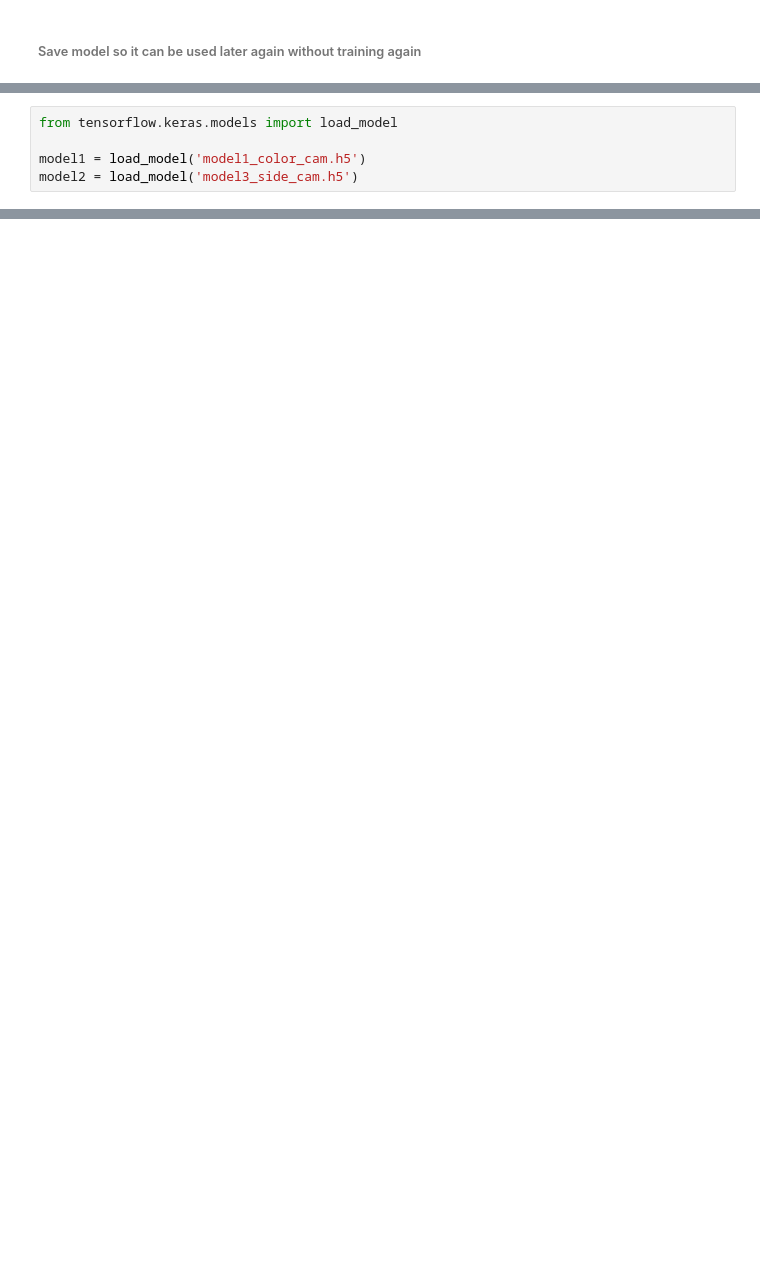
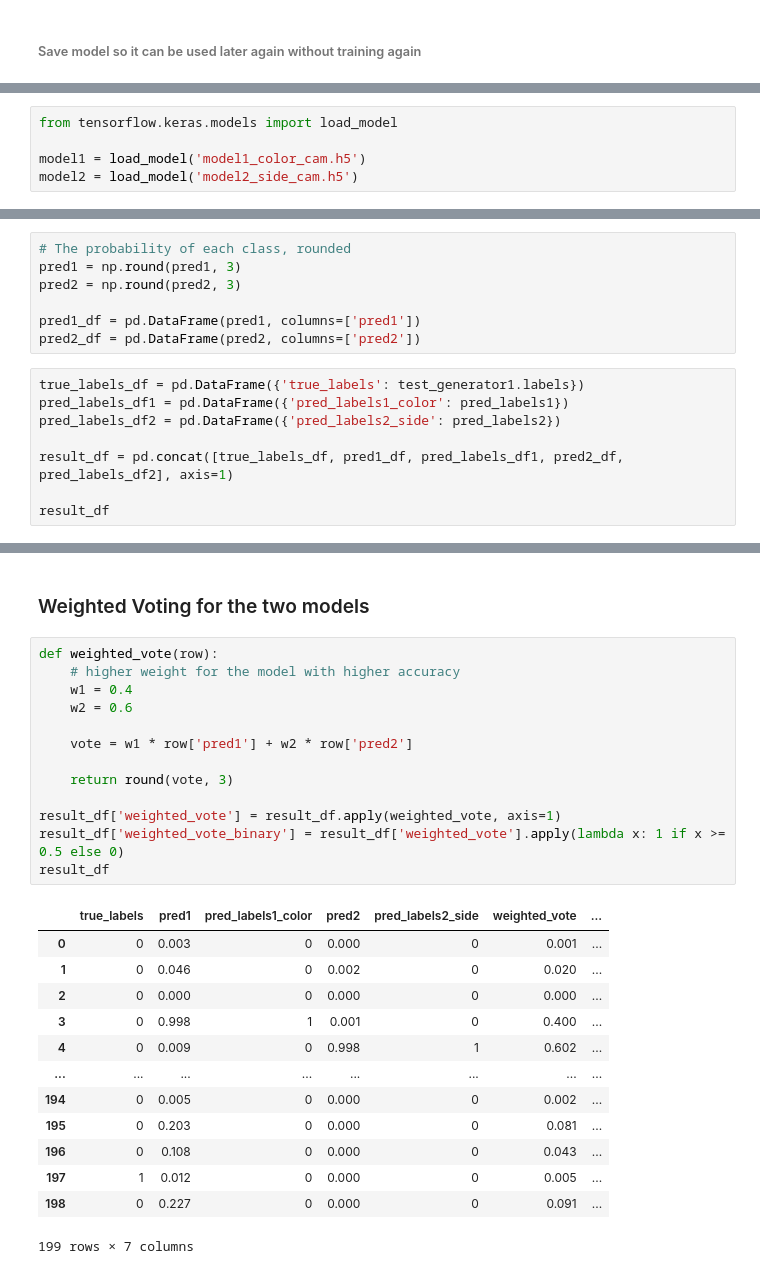
Before and after one commit to louismeeckers/data-fusion-g2, a Jupyter notebook: startingPoint.ipynb, the cells around one changed output, grey strips where cells are left out. Drawn from its saved outputs; the diff is of its cells as text; blank space fills up the shorter version.

Commit message:
added weighted voting and a few clean-ups

```diff
--- a/startingPoint.ipynb
+++ b/startingPoint.ipynb
@@ -439,4 +326,4 @@ model.save('model2_side_cam.h5')
 from tensorflow.keras.models import load_model
 
 model1 = load_model('model1_color_cam.h5')
-model2 = load_model('model3_side_cam.h5')
+model2 = load_model('model2_side_cam.h5')
@@ -442,0 +362,15 @@ model2 = load_model('model3_side_cam.h5')
+# %%
+# The probability of each class, rounded
+pred1 = np.round(pred1, 3)
+pred2 = np.round(pred2, 3)
+
+pred1_df = pd.DataFrame(pred1, columns=['pred1'])
+pred2_df = pd.DataFrame(pred2, columns=['pred2'])
+# %%
+true_labels_df = pd.DataFrame({'true_labels': test_generator1.labels})
+pred_labels_df1 = pd.DataFrame({'pred_labels1_color': pred_labels1})
+pred_labels_df2 = pd.DataFrame({'pred_labels2_side': pred_labels2})
+
+result_df = pd.concat([true_labels_df, pred1_df, pred_labels_df1, pred2_df, pred_labels_df2], axis=1)
+
+result_df
@@ -442,0 +391,29 @@ model2 = load_model('model3_side_cam.h5')
+# %% [markdown]
+### Weighted Voting for the two models
+# %%
+def weighted_vote(row):
+    # higher weight for the model with higher accuracy
+    w1 = 0.4
+    w2 = 0.6
+
+    vote = w1 * row['pred1'] + w2 * row['pred2']
+
+    return round(vote, 3)
+
+result_df['weighted_vote'] = result_df.apply(weighted_vote, axis=1)
+result_df['weighted_vote_binary'] = result_df['weighted_vote'].apply(lambda x: 1 if x >= 0.5 else 0)
+result_df
+# %% [output]
+|  | true_labels | pred1 | pred_labels1_color | pred2 | pred_labels2_side | weighted_vote | ... |
+| 0 | 0 | 0.003 | 0 | 0.000 | 0 | 0.001 | ... |
+| 1 | 0 | 0.046 | 0 | 0.002 | 0 | 0.020 | ... |
+| 2 | 0 | 0.000 | 0 | 0.000 | 0 | 0.000 | ... |
+| 3 | 0 | 0.998 | 1 | 0.001 | 0 | 0.400 | ... |
+| 4 | 0 | 0.009 | 0 | 0.998 | 1 | 0.602 | ... |
+| ... | ... | ... | ... | ... | ... | ... | ... |
+| 194 | 0 | 0.005 | 0 | 0.000 | 0 | 0.002 | ... |
+| 195 | 0 | 0.203 | 0 | 0.000 | 0 | 0.081 | ... |
+| 196 | 0 | 0.108 | 0 | 0.000 | 0 | 0.043 | ... |
+| 197 | 1 | 0.012 | 0 | 0.000 | 0 | 0.005 | ... |
+| 198 | 0 | 0.227 | 0 | 0.000 | 0 | 0.091 | ... |
+199 rows × 7 columns
```
Also changed, not shown: parts of 22 cells of this notebook.
